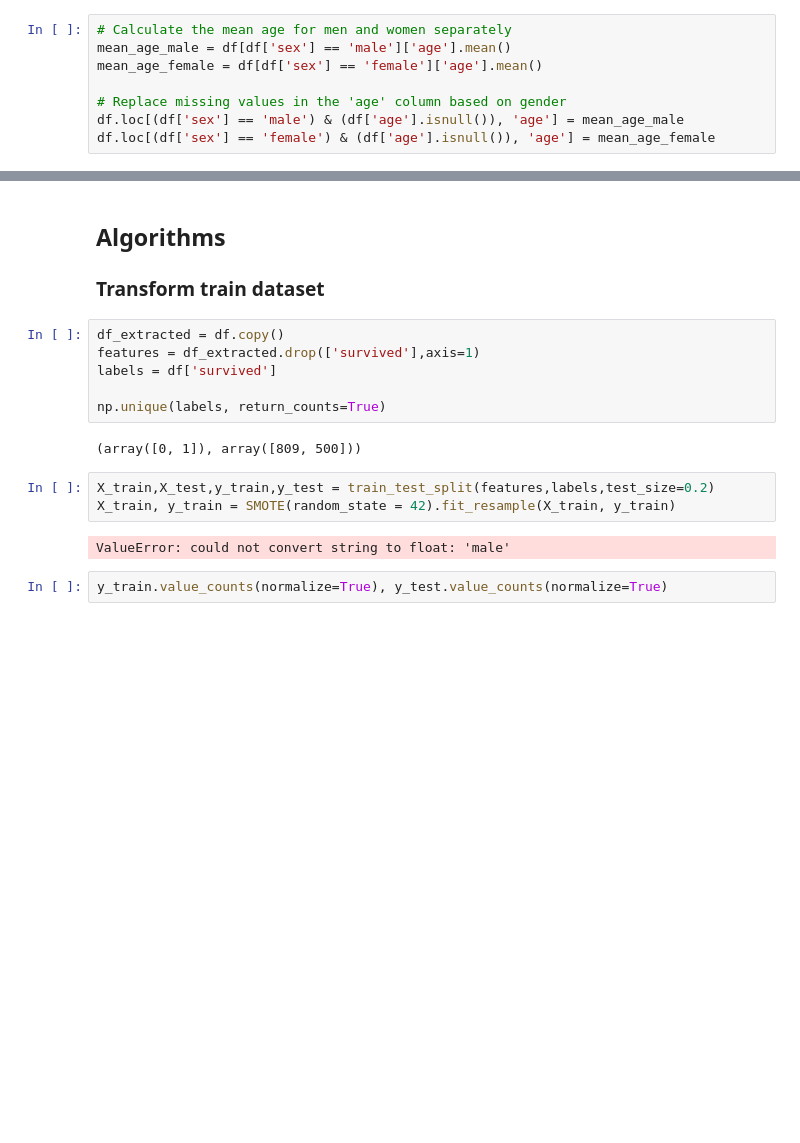
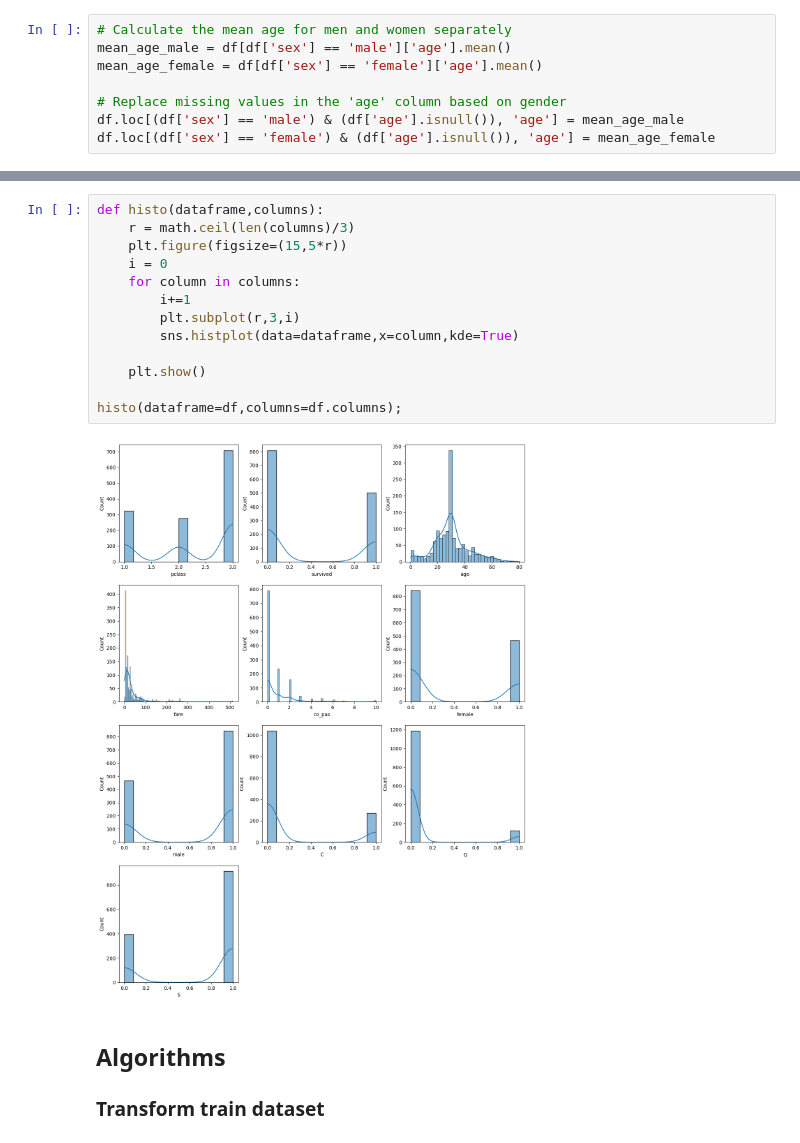
Before and after one commit to GoncaloPinto03/IA-FEUP, a Jupyter notebook: proj2/src/main.ipynb, the cells around one changed output, grey strips where cells are left out. Cells and saved outputs as stored; diff of their text form; blank space fills up the shorter version.

```diff
--- a/proj2/src/main.ipynb
+++ b/proj2/src/main.ipynb
@@ -154,19 +209,19 @@ df.loc[(df['sex'] == 'female') & (df['age'].isnull()), 'age'] = mean_age_female
+# %%
+def histo(dataframe,columns):
+    r = math.ceil(len(columns)/3)
+    plt.figure(figsize=(15,5*r))
+    i = 0
+    for column in columns:
+        i+=1
+        plt.subplot(r,3,i)
+        sns.histplot(data=dataframe,x=column,kde=True)
+
+    plt.show()
+
+histo(dataframe=df,columns=df.columns);
+# %% [output]
+[figure, added]
 # %% [markdown]
 ## Algorithms
 
 ### Transform train dataset
-# %%
-df_extracted = df.copy()
-features = df_extracted.drop(['survived'],axis=1)
-labels = df['survived']
-
-np.unique(labels, return_counts=True)
-# %% [output]
-(array([0, 1]), array([809, 500]))
-# %%
-X_train,X_test,y_train,y_test = train_test_split(features,labels,test_size=0.2)
-X_train, y_train = SMOTE(random_state = 42).fit_resample(X_train, y_train)
-# %% [output]
-ValueError: could not convert string to float: 'male'
-# %%
-y_train.value_counts(normalize=True), y_test.value_counts(normalize=True)
```
Also changed, not shown: parts of 26 cells of this notebook, 1 other file.
